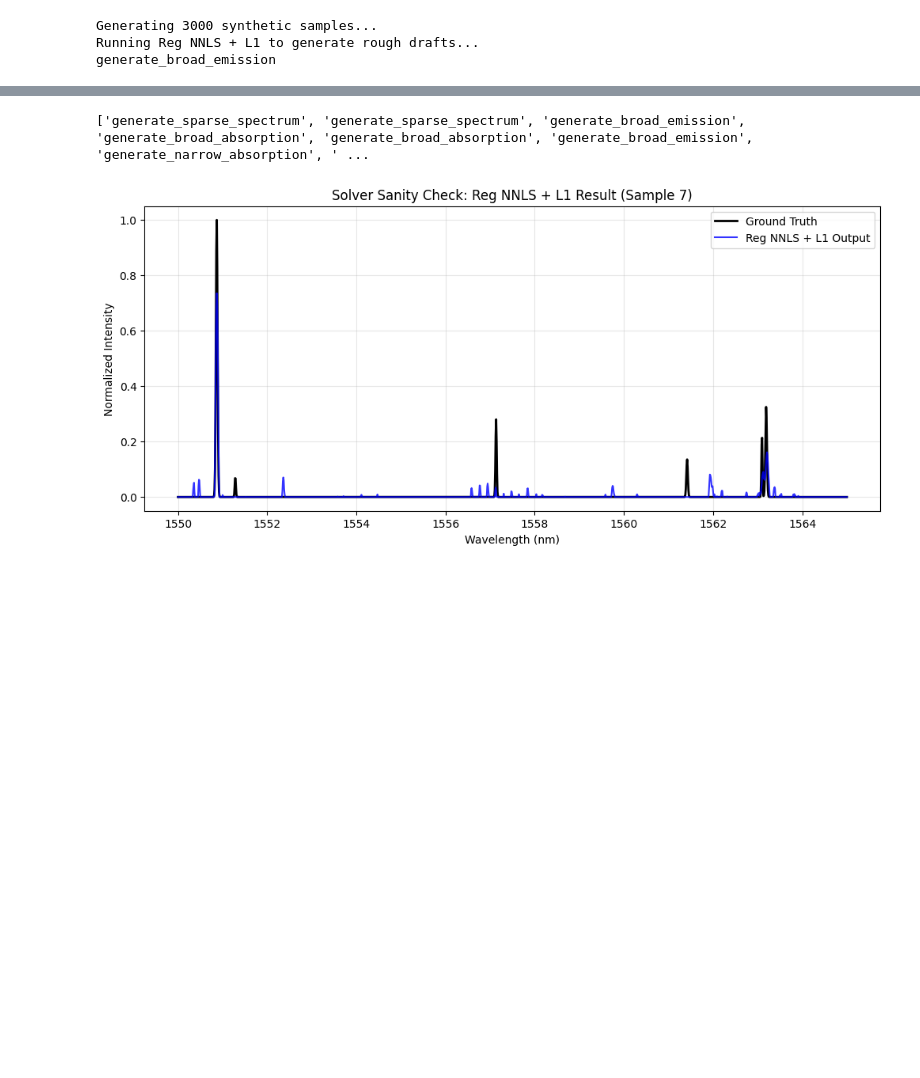
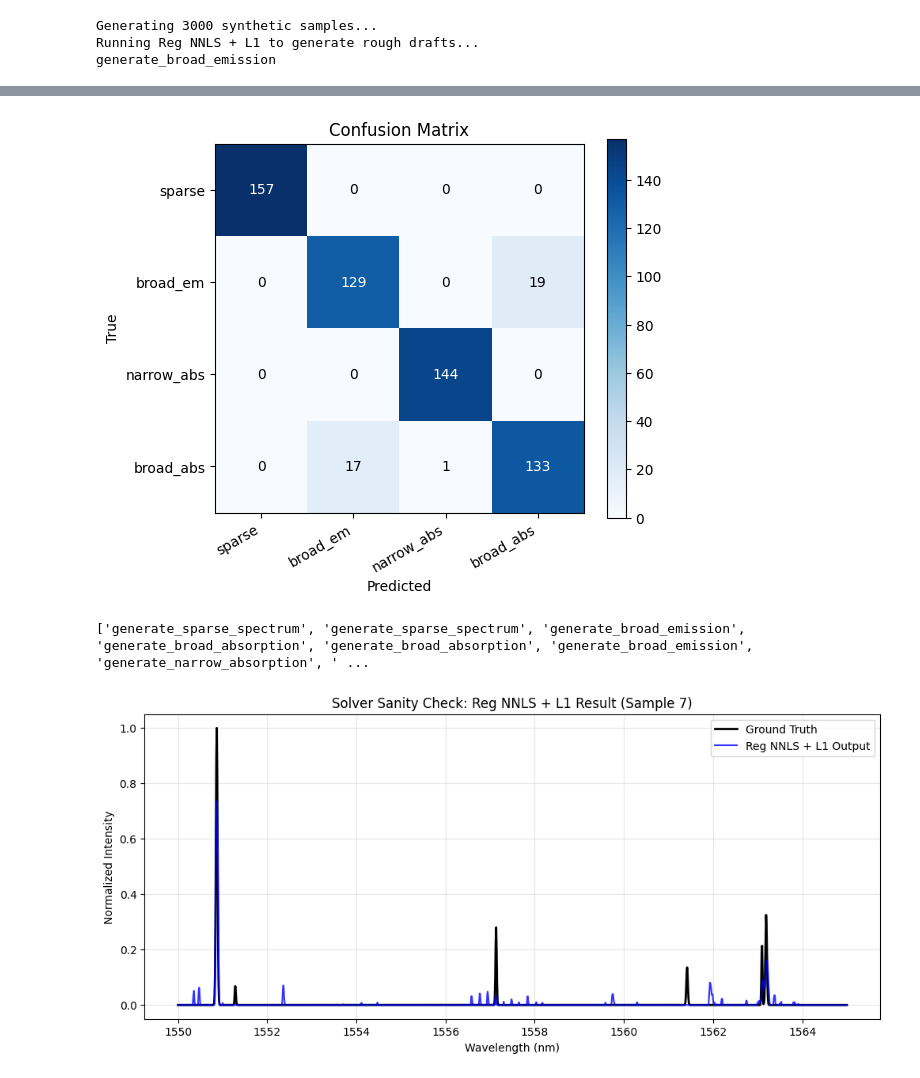
Before and after one commit to jatinvir/URA-Spectrometer, a Jupyter notebook: nt.ipynb, the cells around one changed output, grey strips where cells are left out. Saved outputs shown, nothing was run; the diff lists cells and outputs as text; code cells hidden in the pictures; blank space fills up the shorter version.

```diff
--- a/nt.ipynb
+++ b/nt.ipynb
@@ -241,3 +249,33 @@ TypeError: linear(): argument 'input' (position 1) must be Tensor, not numpy.nda
+# %%
+class_names = ['sparse', 'broad_em', 'narrow_abs', 'broad_abs']
+
+classificationModel.eval()
+with torch.no_grad():
+    all_preds = classificationModel(torch.tensor(X_val_classify, dtype=torch.float32)).argmax(dim=1).numpy()
+    all_labels = np.array(y_val_classify)
+
+cm = np.zeros((4, 4), dtype=int)
+for true, pred in zip(all_labels, all_preds):
+    cm[true][pred] += 1
+
+fig, ax = plt.subplots(figsize=(6, 5))
+im = ax.imshow(cm, cmap='Blues')
+plt.colorbar(im, ax=ax)
+
+ax.set_xticks(range(4)); ax.set_xticklabels(class_names, rotation=30, ha='right')
+ax.set_yticks(range(4)); ax.set_yticklabels(class_names)
+ax.set_xlabel('Predicted'); ax.set_ylabel('True')
+ax.set_title('Confusion Matrix')
+
+for i in range(4):
+    for j in range(4):
+        ax.text(j, i, cm[i, j], ha='center', va='center',
+                color='white' if cm[i, j] > cm.max() / 2 else 'black')
+
+plt.tight_layout()
+plt.show()
+# %% [output]
+[figure, added]
 # %%
 # # the difference operator
 # # want it to be smooth, and rough line
```
Also changed, not shown: parts of 4 cells of this notebook, 1 other file.
